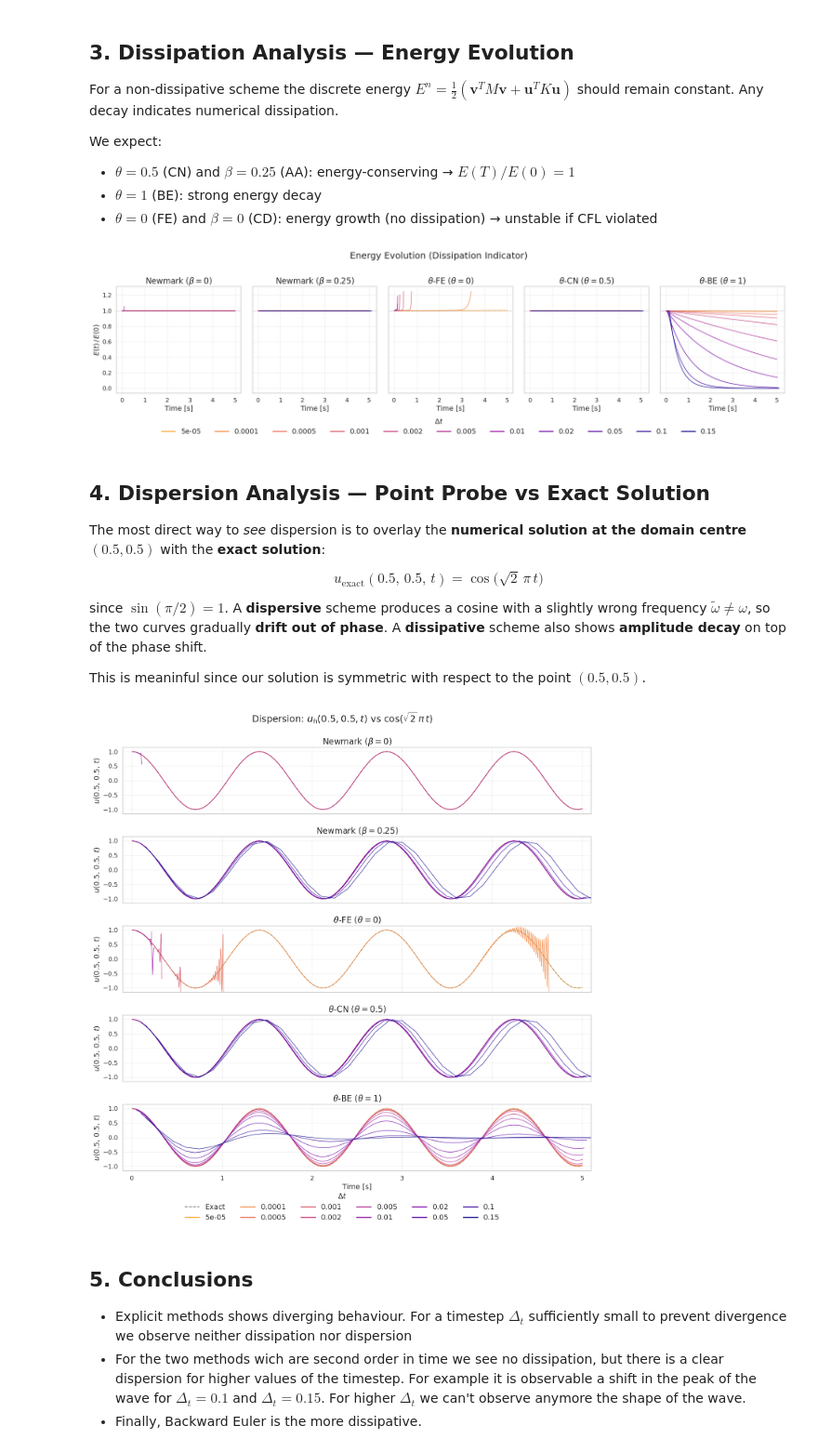
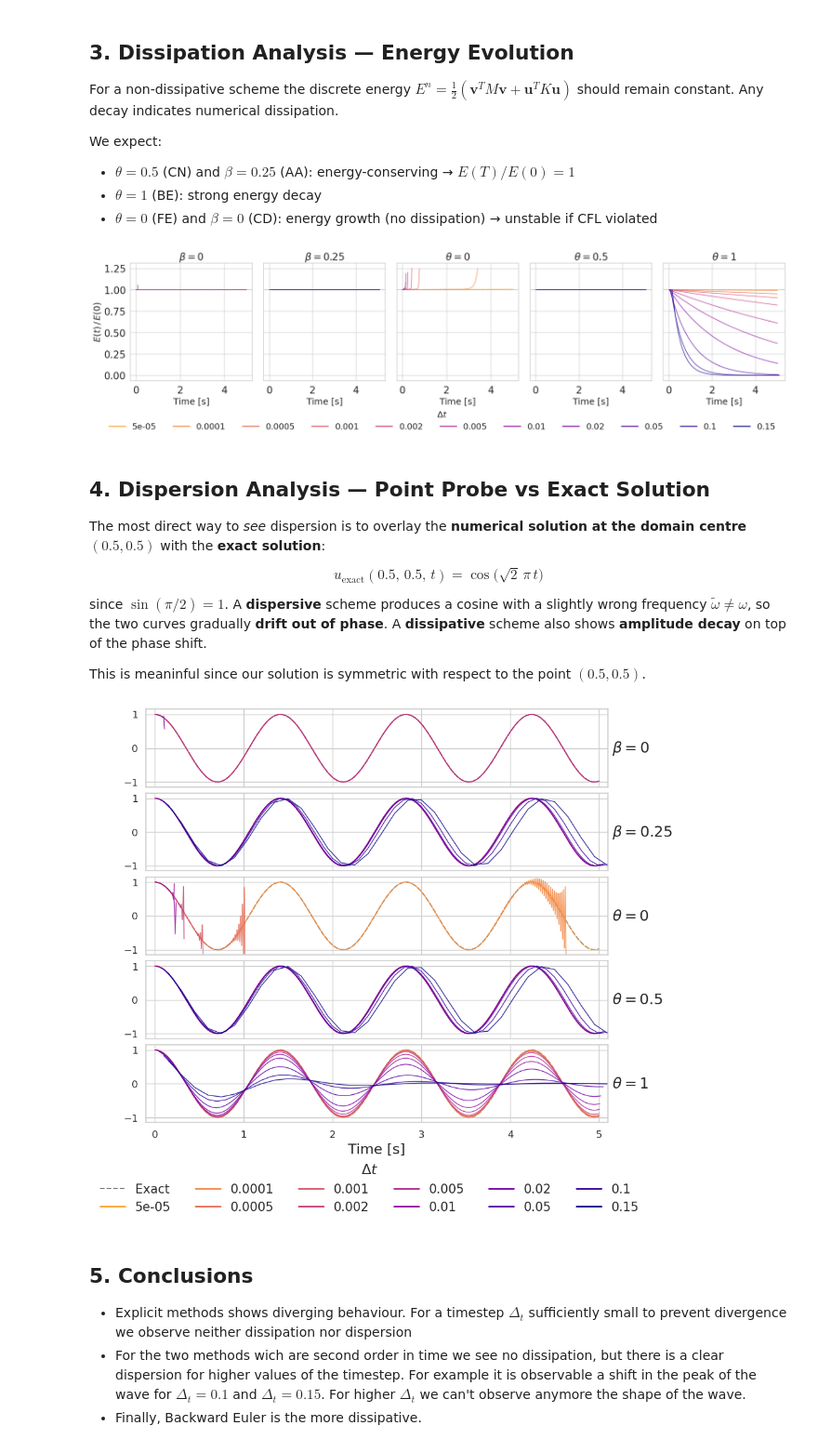
Before and after one commit to AlessandroGhiotto/nmpde-wave-equation, a Jupyter notebook: analysis/dissipation-dispersion-analysis.ipynb, the cells around one changed output. Shown at 93% size. Cells and saved outputs as stored; diff of their text form; code cells hidden in the pictures.

Commit message:
added presentation

```diff
--- a/analysis/dissipation-dispersion-analysis.ipynb
+++ b/analysis/dissipation-dispersion-analysis.ipynb
@@ -241,11 +270,12 @@ if energy_series:
     # labels = [rf"$\Delta t = {dt:.4g}$" for dt in all_dts]
     labels = all_dts
     fig.legend(handles, labels, title=r"$\Delta t$",
-               loc="lower center", bbox_to_anchor=(0.5, -0.1),
+               loc="lower center", bbox_to_anchor=(0.5, -0.12),
                ncol=len(all_dts), fontsize=FONTSIZE_LEGEND,
                title_fontsize=FONTSIZE_LEG_TITLE, frameon=False)
 
-    fig.suptitle("Energy Evolution (Dissipation Indicator)",
+    if MODE == "report":
+        fig.suptitle("Energy Evolution (Dissipation Indicator)",
                  fontsize=FONTSIZE_SUPTITLE, y=0.96)
     fig.tight_layout()
     # fig.savefig(FIG_DIR / "energy_evolution.pdf", bbox_inches="tight", dpi=150)
@@ -255,13 +285,13 @@ if energy_series:
 else:
     print("No energy time-series data available. Run the sweep first.")
 # %% [output]
-[figure, old version]
+[figure, new version]
 # %% [markdown]
 ## 4. Dispersion Analysis — Point Probe vs Exact Solution
 
 The most direct way to *see* dispersion is to overlay the **numerical solution at the domain centre** $(0.5, 0.5)$ with the **exact solution**:
 
-$$u_{\text{exact}}(0.5,\,0.5,\,t) = \cos\!\bigl(\sqrt{2}\,\pi\,t\bigr)$$
+$$u_{\text{exact}}(0.5,\,0.5,\,t) = \cos\bigl(\sqrt{2}\,\pi\,t\bigr)$$
 
 since $\sin(\pi/2) = 1$.  A **dispersive** scheme produces a cosine with a slightly wrong frequency $\tilde\omega \neq \omega$, so the two curves gradually **drift out of phase**.  A **dissipative** scheme also shows **amplitude decay** on top of the phase shift.
 
@@ -282,7 +312,24 @@ if probe_series:
 
     schemes_present = sorted(set(k[0] for k in probe_series))
     n_schemes = len(schemes_present)
-    fig, axes = plt.subplots(n_schemes, 1, figsize=(14, 2.7 * n_schemes), sharex=True)
+
+    # ── Layout: presentation uses shorter rows + no top titles ──
+    if MODE == "presentation":
+        row_h   = 1.8                # height per subplot (compact)
+        fig_w   = 10
+        hspace  = 0.08              # even tighter
+    else:
+        row_h   = 2.7
+        fig_w   = 14
+        hspace  = 0.35
+
+    fig, axes = plt.subplots(
+        n_schemes, 1,
+        figsize=(fig_w, row_h * n_schemes),
+        sharex=True,
+        constrained_layout=False  # disables auto-spacing
+    )
+    fig.subplots_adjust(hspace=hspace)
     if n_schemes == 1:
         axes = [axes]
 
@@ -313,45 +360,55 @@ if probe_series:
                 "dt":             f"{key[1]:.4g}",
             }))
 
         if rows:
             plot_df = pd.concat(rows, ignore_index=True)
             sns.lineplot(
                 data=plot_df, x="Time [s]", y="u(0.5, 0.5, t)",
                 hue="dt", hue_order=dt_order,
                 palette=dt_palette, ax=ax, alpha=0.85, linewidth=1.0,
                 legend=False,
             )
 
-        ax.set_ylabel(r"$u(0.5,\,0.5,\,t)$", fontsize=FONTSIZE_AXIS)
-        ax.set_title(SCHEME_LABELS.get(scheme, scheme), fontsize=FONTSIZE_TITLE)
+        label = SCHEME_LABELS.get(scheme, scheme)
+        if MODE == "presentation":
+            # Scheme name on the LEFT (as ylabel) → saves vertical space
+            ax.yaxis.set_label_position("right")
+            ax.tick_params(axis='both', labelsize=FONTSIZE_TICK-1)
+            ax.set_ylabel(label, fontsize=FONTSIZE_AXIS, rotation=0,
+                          labelpad=5, ha="left", va="center")
+            ax.set_title("")                       # no top title
+        else:
+            ax.set_ylabel(r"$u(0.5,\,0.5,\,t)$", fontsize=FONTSIZE_AXIS)
+            ax.set_title(label, fontsize=FONTSIZE_TITLE)
+
         ax.set_ylim(-1.15, 1.15)
         ax.set_xlim(-0.1, 5.1)
 
-    axes[-1].set_xlabel("Time [s]", fontsize=FONTSIZE_AXIS)
+    axes[-1].set_xlabel("Time [s]", fontsize=FONTSIZE_AXIS-1)
 
     # Single shared legend below the plots (include "Exact" entry)
     handles = [plt.Line2D([0], [0], color="k", ls="--", lw=1.5, alpha=0.6)]
     labels = ["Exact"]
     handles += [plt.Line2D([0], [0], color=dt_palette[f"{dt:.4g}"], lw=2)
                 for dt in all_dts]
-    labels += all_dts #[rf"$\Delta t = {dt:.4g}$" for dt in all_dts]
+    labels += all_dts
     fig.legend(handles, labels, title=r"$\Delta t$",
-               loc="lower center", bbox_to_anchor=(0.5, -0.05),
-               ncol=(len(all_dts) + 1)//2,
-               fontsize=FONTSIZE_LEGEND,
+               loc="lower center", bbox_to_anchor=(0.5, -0.08),
+               ncol=(len(all_dts) + 1) // 2,
+               fontsize=FONTSIZE_LEGEND-2,
                title_fontsize=FONTSIZE_LEG_TITLE, frameon=False)
 
-    fig.suptitle(r"Dispersion: $u_h(0.5,0.5,t)$ vs $\cos(\sqrt{2}\,\pi\,t)$",
-                 fontsize=FONTSIZE_SUPTITLE, y=0.975)
-    fig.tight_layout()
-    # fig.savefig(FIG_DIR / "probe_vs_exact.pdf", bbox_inches="tight", dpi=150)
+    if MODE == "report":
+        fig.suptitle(r"Dispersion: $u_h(0.5,0.5,t)$ vs $\cos(\sqrt{2}\,\pi\,t)$",
+                     fontsize=FONTSIZE_SUPTITLE, y=0.975)
+    # DO NOT call fig.tight_layout() here!
     fig.savefig(FIG_DIR / "dissdisp_probe_vs_exact.png", bbox_inches="tight", dpi=150)
 
     plt.show()
 else:
     print("No probe time-series data available.")
 # %% [output]
-[figure, old version]
+[figure, new version]
 # %% [markdown]
 ## 5. Conclusions
 
```
Also changed, not shown: parts of 1 cell of this notebook, 29 other files.
